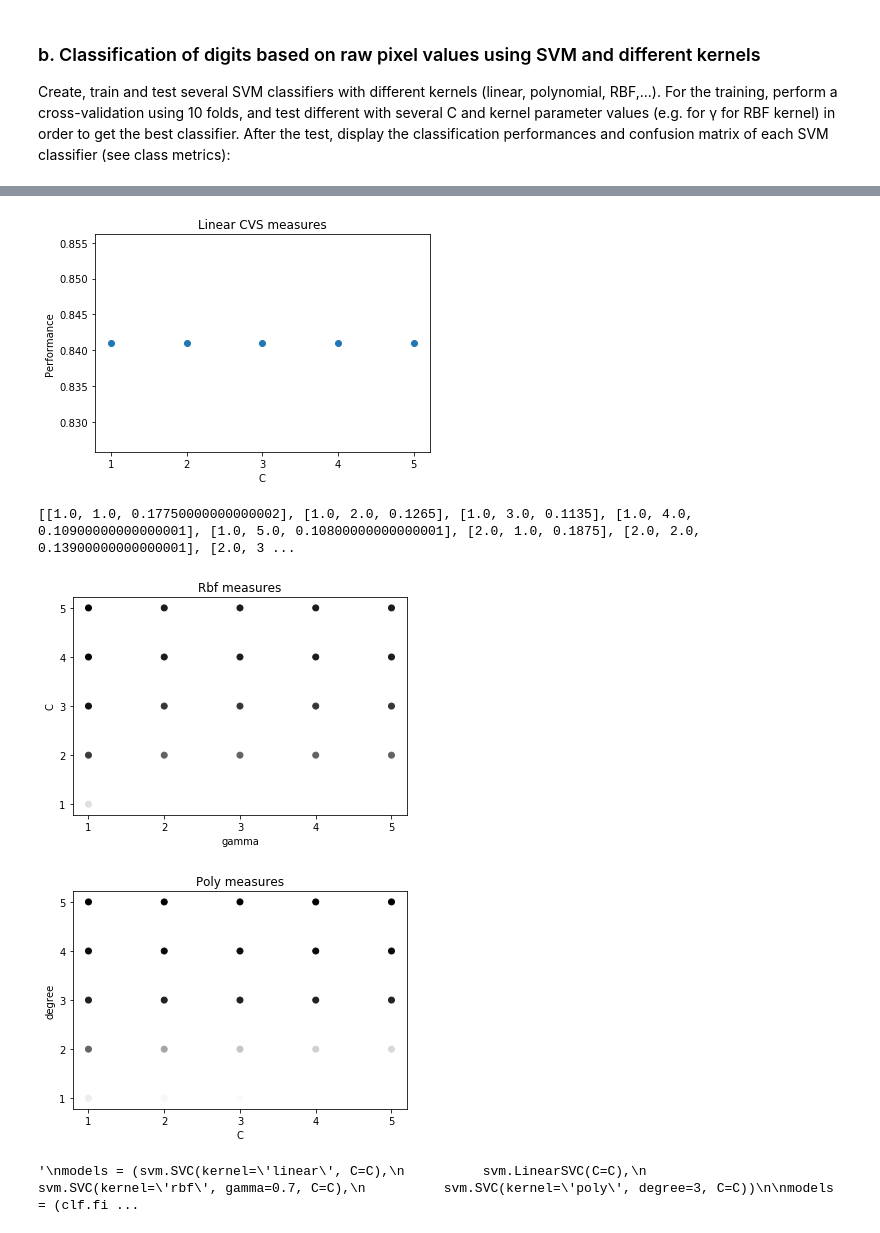
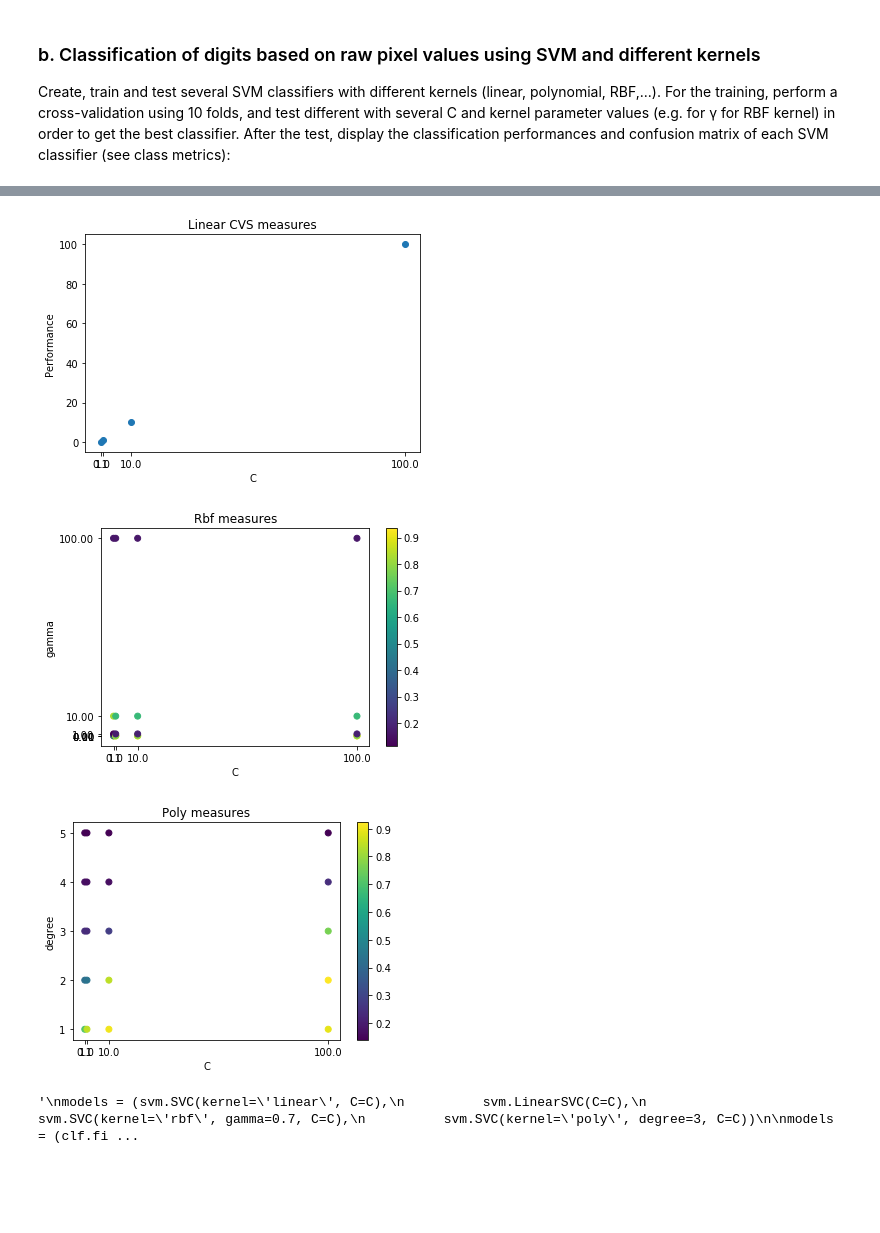
Before and after one commit to nkcr/MSE---T-MachLe, a Jupyter notebook: 06/ML-PW-06 Magnin-Kocher.ipynb, the cells around one changed output, grey strips where cells are left out. Saved outputs shown, nothing was run; the diff lists cells and outputs as text; code cells hidden in the pictures; blank space fills up the shorter version.

```diff
--- a/06/ML-PW-06 Magnin-Kocher.ipynb
+++ b/06/ML-PW-06 Magnin-Kocher.ipynb
@@ -132,9 +132,12 @@ fold_size = 10
 
 C = 1.0  # SVM regularization parameter
 
-Cs = np.arange(1, 6, 1, dtype='float')
-gammas = np.arange(1, 6, 1, dtype='float')
-degrees = np.arange(1, 6, 1, dtype='int')
+#Cs = np.arange(1, 6, 1, dtype='float')
+Cs = [0.1, 1, 10, 100]
+#gammas = np.arange(1, 6, 1, dtype='float')
+gammas = [0.001, 0.01, 0.1, 1, 10, 100]
+#degrees = np.arange(1, 6, 1, dtype='int')
+degrees = [1, 2, 3, 4, 5]
 
 linear_measures = []
 linearCVS_measures = []
@@ -192,7 +195,7 @@ def f1(c):
 
 def f2(c):
     # linearCVS
-    model = svm.LinearSVC(C=C)
+    model = svm.LinearSVC(C=c)
     model.fit(balancedTrainX(), balancedTrainY())
     res = np.mean(cross_val_score(model, balancedTrainX(),
                                                balancedTrainY(),
@@ -235,10 +238,10 @@ with concurrent.futures.ProcessPoolExecutor(max_workers=4) as executor:
     #poly_measures = future4.result()
 
     for c, res in zip(Cs, executor.map(f1, Cs)):
-        linear_measures.append(res)
+        linear_measures.append([c, res])
 
     for c, res in zip(Cs, executor.map(f2, Cs)):
-        linearCVS_measures.append(res)
+        linearCVS_measures.append([c, res])
 
     for c, res in zip(Cs, executor.map(f3, Cs)):
         rbf_measures = rbf_measures + res
@@ -249,40 +252,45 @@ with concurrent.futures.ProcessPoolExecutor(max_workers=4) as executor:
 #print("Lin me: ", linear_measures)
 #print("Poly me: ", poly_measures)
 
-plt.scatter(Cs, linear_measures)
+nm = len(linear_measures)
+plt.scatter([linear_measures[i][0] for i in range(nm)], [linear_measures[i][1] for i in range(nm)])
 plt.title("Linear measures")
 plt.xlabel("C")
 plt.xticks(Cs)
 plt.ylabel("Performance")
 plt.show()
 
-plt.scatter(Cs, linearCVS_measures)
+nm = len(linearCVS_measures)
+plt.scatter([linearCVS_measures[i][0] for i in range(nm)], [linearCVS_measures[i][0] for i in range(nm)])
 plt.title("Linear CVS measures")
 plt.xlabel("C")
 plt.xticks(Cs)
 plt.ylabel("Performance")
 plt.show()
 
-print(rbf_measures)
+#print(rbf_measures)
 
 nm = len(rbf_measures)
-plt.scatter( [rbf_measures[i][0] for i in range(nm)], [rbf_measures[i][1] for i in range(nm)], c=[rbf_measures[i][2] for i in range(nm)] )
-plt.gray()
+plt.scatter( [rbf_measures[i][0] for i in range(nm)], [rbf_measures[i][1] for i in range(nm)],
+             c=[rbf_measures[i][2] for i in range(nm)], cmap='viridis' )
 plt.title("Rbf measures")
 plt.xlabel("C")
 plt.xticks(Cs)
 plt.ylabel("gamma")
 plt.yticks(gammas)
+plt.colorbar()
 plt.show()
 
+
 nm = len(poly_measures)
-plt.scatter( [poly_measures[i][0] for i in range(nm)], [poly_measures[i][1] for i in range(nm)], c=[poly_measures[i][2] for i in range(nm)] )
-plt.gray()
+plt.scatter( [poly_measures[i][0] for i in range(nm)], [poly_measures[i][1] for i in range(nm)],
+             c=[poly_measures[i][2] for i in range(nm)], cmap='viridis' )
 plt.title("Poly measures")
 plt.xlabel("C")
 plt.xticks(Cs)
 plt.ylabel("degree")
 plt.yticks(degrees)
+plt.colorbar()
 plt.show()
 
 '''
@@ -304,5 +312,4 @@ for clf in models:
-[figure, old version]
+[figure, new version]
-[[1.0, 1.0, 0.17750000000000002], [1.0, 2.0, 0.1265], [1.0, 3.0, 0.1135], [1.0, 4.0, 0.10900000000000001], [1.0, 5.0, 0.10800000000000001], [2.0, 1.0, 0.1875], [2.0, 2.0, 0.13900000000000001], [2.0, 3 ...
-[figure, old version]
+[figure, new version]
-[figure, old version]
+[figure, new version]
-'\nmodels = (svm.SVC(kernel=\'linear\', C=C),\n          svm.LinearSVC(C=C),\n          svm.SVC(kernel=\'rbf\', gamma=0.7, C=C),\n          svm.SVC(kernel=\'poly\', degree=3, C=C))\n\nmodels = (clf.fi ...
+'\nmodels = (svm.SVC(kernel=\'linear\', C=C),\n          svm.LinearSVC(C=C),\n          svm.SVC(kernel=\'rbf\', gamma=0.7, C=C),\n          svm.SVC(kernel=\'poly\', degree=3, C=C))\n\nmodels = (clf.fi ...
```
Also changed, not shown: parts of 4 cells of this notebook, 2 other files.
